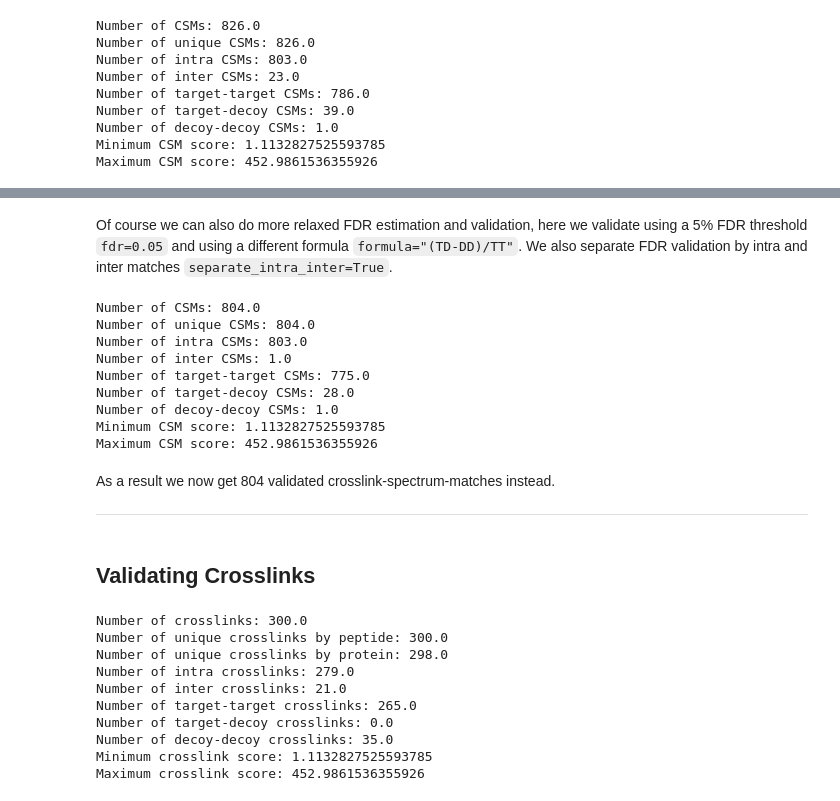
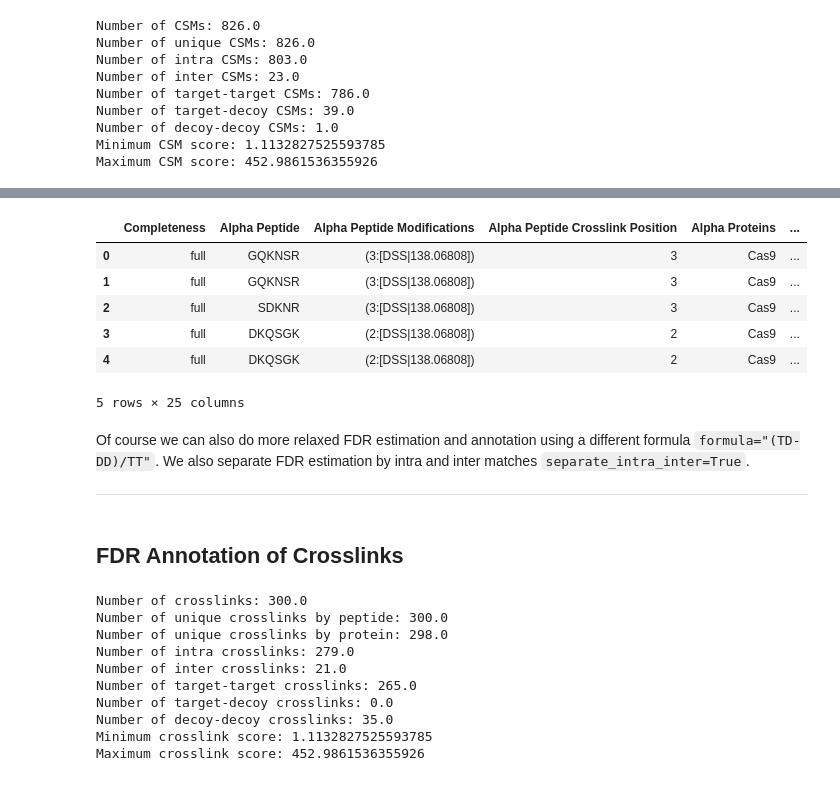
Before and after one commit to hgb-bin-proteomics/pyXLMS, a Jupyter notebook: examples/data_transformation/annotate_fdr.ipynb, the cells around one changed output, grey strips where cells are left out. Drawn from its saved outputs; the diff is of its cells as text; code cells hidden in the pictures.

```diff
--- a/examples/data_transformation/annotate_fdr.ipynb
+++ b/examples/data_transformation/annotate_fdr.ipynb
@@ -92,27 +104,24 @@ As a result we get a list of crosslink-spectrum-matches `validated_csms` that is
 # %%
-validated_csms = transform.validate(
-    csms, fdr=0.05, formula="(TD-DD)/TT", separate_intra_inter=True
-)
+csms = transform.annotate_fdr(csms, formula="(TD-DD)/TT", separate_intra_inter=True)
+df = transform.to_dataframe(csms)
+df["pyXLMS annotated FDR"] = [
+    csm["additional_information"]["pyXLMS_annotated_FDR"] for csm in csms
+]
+df.head()
+# %% [output]
+|  | Completeness | Alpha Peptide | Alpha Peptide Modifications | Alpha Peptide Crosslink Position | Alpha Proteins | ... |
+| 0 | full | GQKNSR | (3:[DSS|138.06808]) | 3 | Cas9 | ... |
+| 1 | full | GQKNSR | (3:[DSS|138.06808]) | 3 | Cas9 | ... |
+| 2 | full | SDKNR | (3:[DSS|138.06808]) | 3 | Cas9 | ... |
+| 3 | full | DKQSGK | (2:[DSS|138.06808]) | 2 | Cas9 | ... |
+| 4 | full | DKQSGK | (2:[DSS|138.06808]) | 2 | Cas9 | ... |
+5 rows × 25 columns
 # %% [markdown]
-Of course we can also do more relaxed FDR estimation and validation, here we validate using a 5% FDR threshold `fdr=0.05` and using a different formula `formula="(TD-DD)/TT"`. We also separate FDR validation by intra and inter matches `separate_intra_inter=True`.
+Of course we can also do more relaxed FDR estimation and annotation using a different formula `formula="(TD-DD)/TT"`. We also separate FDR estimation by intra and inter matches `separate_intra_inter=True`.
+
+*****
-# %%
-_ = transform.summary(validated_csms)
-# %% [output]
-Number of CSMs: 804.0
-Number of unique CSMs: 804.0
-Number of intra CSMs: 803.0
-Number of inter CSMs: 1.0
-Number of target-target CSMs: 775.0
-Number of target-decoy CSMs: 28.0
-Number of decoy-decoy CSMs: 1.0
-Minimum CSM score: 1.1132827525593785
-Maximum CSM score: 452.9861536355926
-# %% [markdown]
-As a result we now get 804 validated crosslink-spectrum-matches instead.
-
-*****
 # %% [markdown]
-## **Validating Crosslinks**
+## **FDR Annotation of Crosslinks**
 # %%
 _ = transform.summary(xls)
 # %% [output]
```
Also changed, not shown: parts of 25 cells of this notebook.
